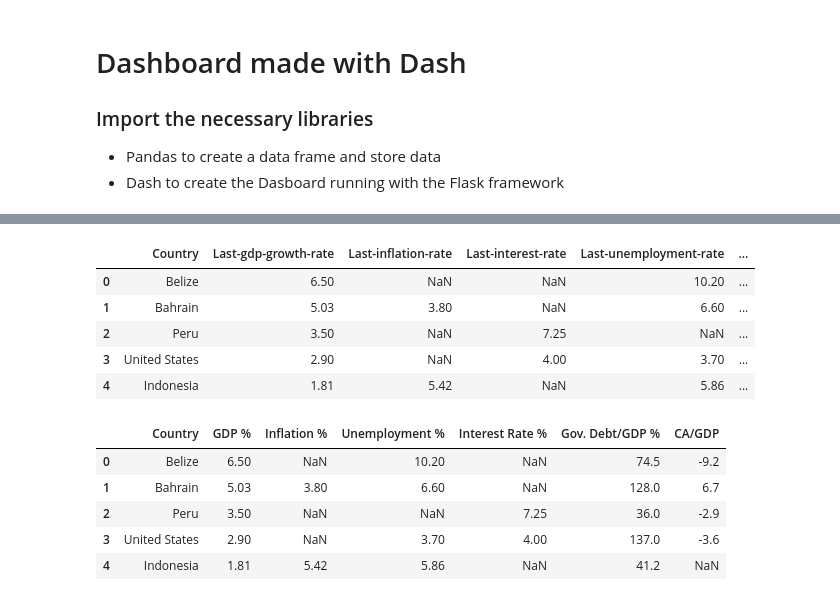
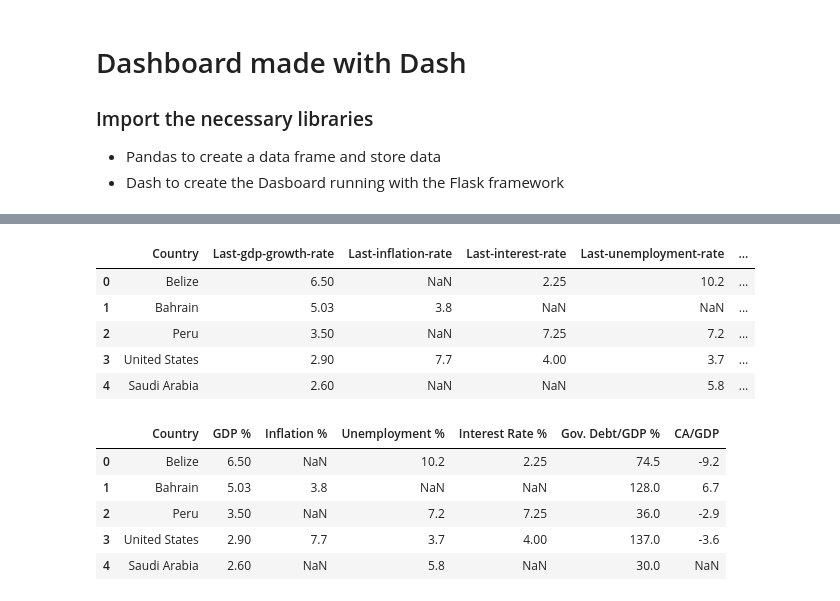
Before and after one commit to alpoirier/Macro-Webscrapping-and-Dashboard, a Jupyter notebook: Webscrapper & API/3 - Dash.ipynb, the cells around one changed output, grey strips where cells are left out. Cells and saved outputs as stored; diff of their text form; code cells hidden in the pictures.

```diff
--- a/Webscrapper & API/3 - Dash.ipynb
+++ b/Webscrapper & API/3 - Dash.ipynb
@@ -18,39 +18,22 @@ from dash.dependencies import Input, Output
 import warnings
 warnings.filterwarnings("ignore")
 # %%
-# Retrieve data from the CSVs
+# Retrieve data from the CSV
 
-keys = ["gdp-growth-rate", "inflation-rate", "interest-rate",
-        "unemployment-rate", "government-debt-to-gdp", "current-account-to-gdp"]
-
-
-data_frame_macro = {}
-
-for elem in keys:
-    data_frame_macro[elem] = pd.read_csv(f"CSV/{elem}.csv",index_col=None)[['Country', 'Last']]
-    data_frame_macro[elem]['Last-' + str(elem)] = data_frame_macro[elem]['Last']
-    del data_frame_macro[elem]['Last']
+df = pd.read_csv('CSV/all_data.csv')
 # %%
-# Merge MacroEconomic Indicators per Country
-
-df = data_frame_macro['gdp-growth-rate']
-for another_df in keys[1:]:
-    df = pd.merge(left = df, on = 'Country', how = 'outer',
-                 right = data_frame_macro[another_df])
-
-
 # Drop countries with very few economic indicators
 
 data = df.dropna(axis = 0, thresh=5).reset_index(drop=True)
 
 data.head()
 # %% [output]
 |  | Country | Last-gdp-growth-rate | Last-inflation-rate | Last-interest-rate | Last-unemployment-rate | ... |
-| 0 | Belize | 6.50 | NaN | NaN | 10.20 | ... |
-| 1 | Bahrain | 5.03 | 3.80 | NaN | 6.60 | ... |
-| 2 | Peru | 3.50 | NaN | 7.25 | NaN | ... |
-| 3 | United States | 2.90 | NaN | 4.00 | 3.70 | ... |
-| 4 | Indonesia | 1.81 | 5.42 | NaN | 5.86 | ... |
+| 0 | Belize | 6.50 | NaN | 2.25 | 10.2 | ... |
+| 1 | Bahrain | 5.03 | 3.8 | NaN | NaN | ... |
+| 2 | Peru | 3.50 | NaN | 7.25 | 7.2 | ... |
+| 3 | United States | 2.90 | 7.7 | 4.00 | 3.7 | ... |
+| 4 | Saudi Arabia | 2.60 | NaN | NaN | 5.8 | ... |
 # %%
 # Replace the Column Labels to make it clearer
 
@@ -76,11 +59,11 @@ data = data[['Country', 'GDP %','Inflation %', 'Unemployment %',
 data.head()
 # %% [output]
 |  | Country | GDP % | Inflation % | Unemployment % | Interest Rate % | Gov. Debt/GDP % | CA/GDP |
-| 0 | Belize | 6.50 | NaN | 10.20 | NaN | 74.5 | -9.2 |
-| 1 | Bahrain | 5.03 | 3.80 | 6.60 | NaN | 128.0 | 6.7 |
-| 2 | Peru | 3.50 | NaN | NaN | 7.25 | 36.0 | -2.9 |
-| 3 | United States | 2.90 | NaN | 3.70 | 4.00 | 137.0 | -3.6 |
-| 4 | Indonesia | 1.81 | 5.42 | 5.86 | NaN | 41.2 | NaN |
+| 0 | Belize | 6.50 | NaN | 10.2 | 2.25 | 74.5 | -9.2 |
+| 1 | Bahrain | 5.03 | 3.8 | NaN | NaN | 128.0 | 6.7 |
+| 2 | Peru | 3.50 | NaN | 7.2 | 7.25 | 36.0 | -2.9 |
+| 3 | United States | 2.90 | 7.7 | 3.7 | 4.00 | 137.0 | -3.6 |
+| 4 | Saudi Arabia | 2.60 | NaN | 5.8 | NaN | 30.0 | NaN |
 # %%
 # We rename the object
 
```
Also changed, not shown: parts of 1 cell of this notebook, 14 other files.
